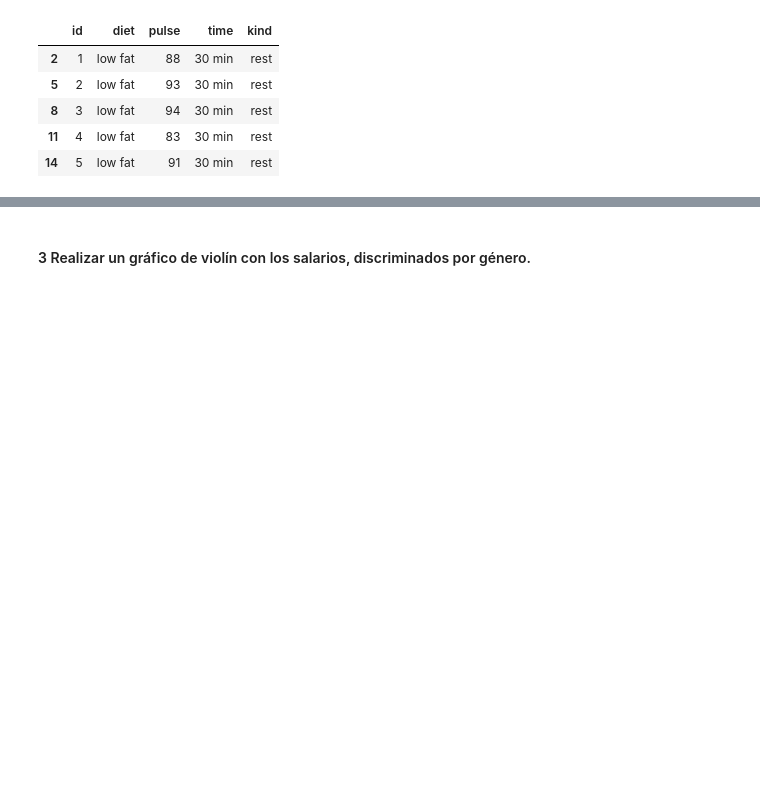
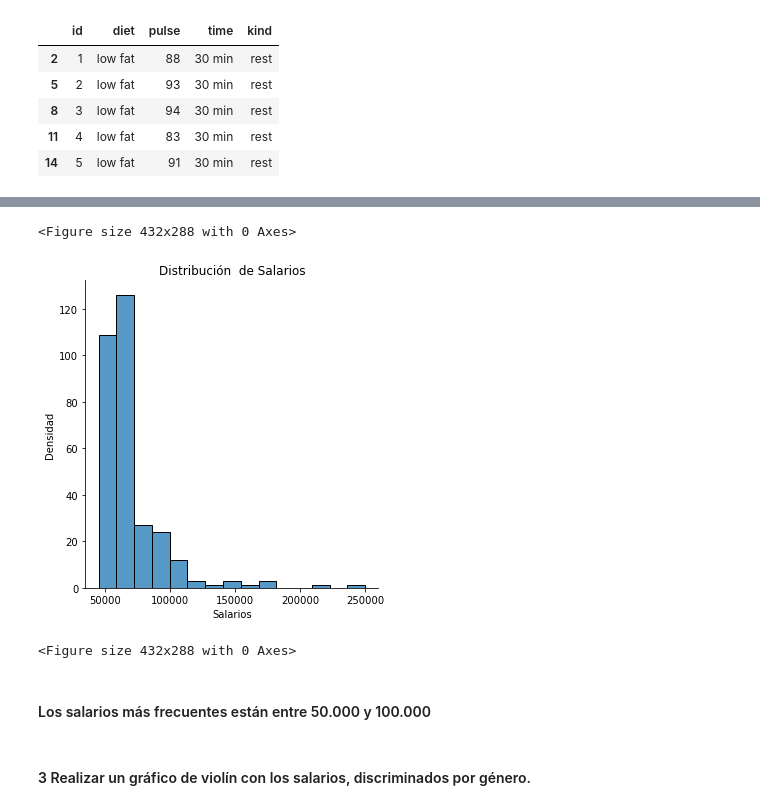
Before and after one commit to chopliszt/data-science-coder, a Jupyter notebook: Desafío 4/Desafío 4.ipynb, the cells around one changed output, grey strips where cells are left out. Drawn from its saved outputs; the diff is of its cells as text; code cells hidden in the pictures; blank space fills up the shorter version.

```diff
--- a/Desafío 4/Desafío 4.ipynb
+++ b/Desafío 4/Desafío 4.ipynb
@@ -90,3 +89,13 @@ plt.figure()
+# %%
+ax = sns.displot(data=archivo_csv, x='Salary', kind='hist',bins=15, fill=True)
+ax.set(xlabel='Salarios', ylabel='Densidad', title='Distribución  de Salarios')
+plt.figure()
+# %% [output]
+<Figure size 432x288 with 0 Axes>
+[figure, added]
+<Figure size 432x288 with 0 Axes>
+# %% [markdown]
+#### Los salarios más frecuentes están entre 50.000 y 100.000
 # %% [markdown]
 #### 3 Realizar un gráfico de violín con los salarios, discriminados por género.
 # %%
```
Also changed, not shown: parts of 2 cells of this notebook.
